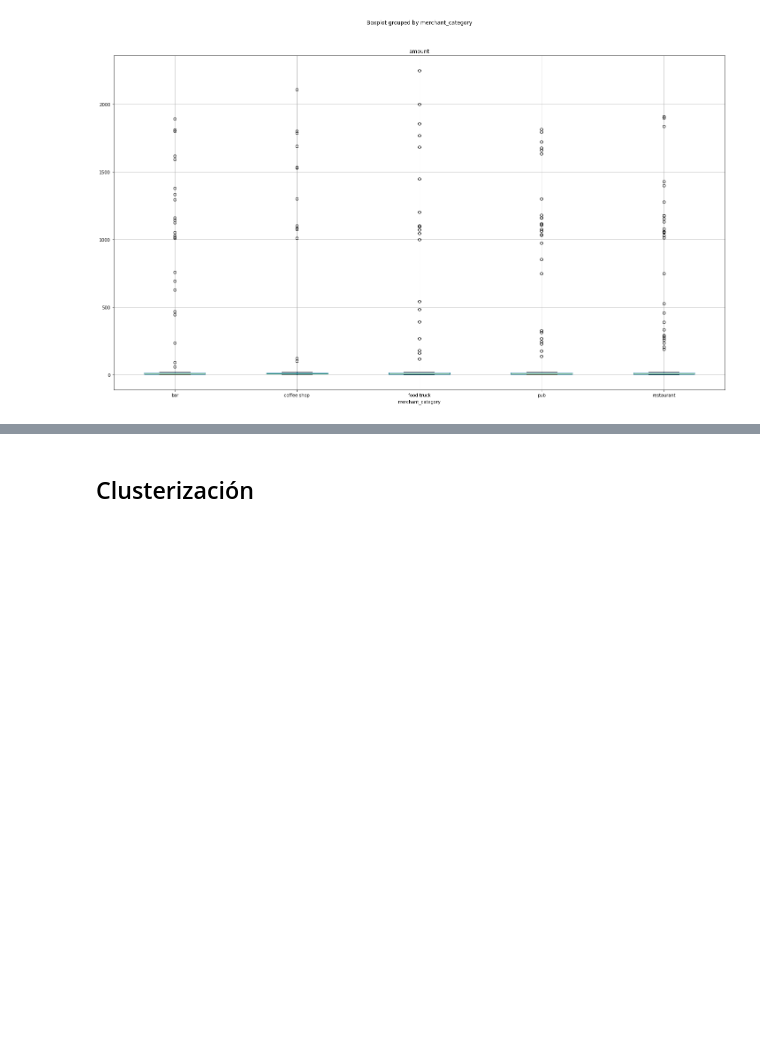
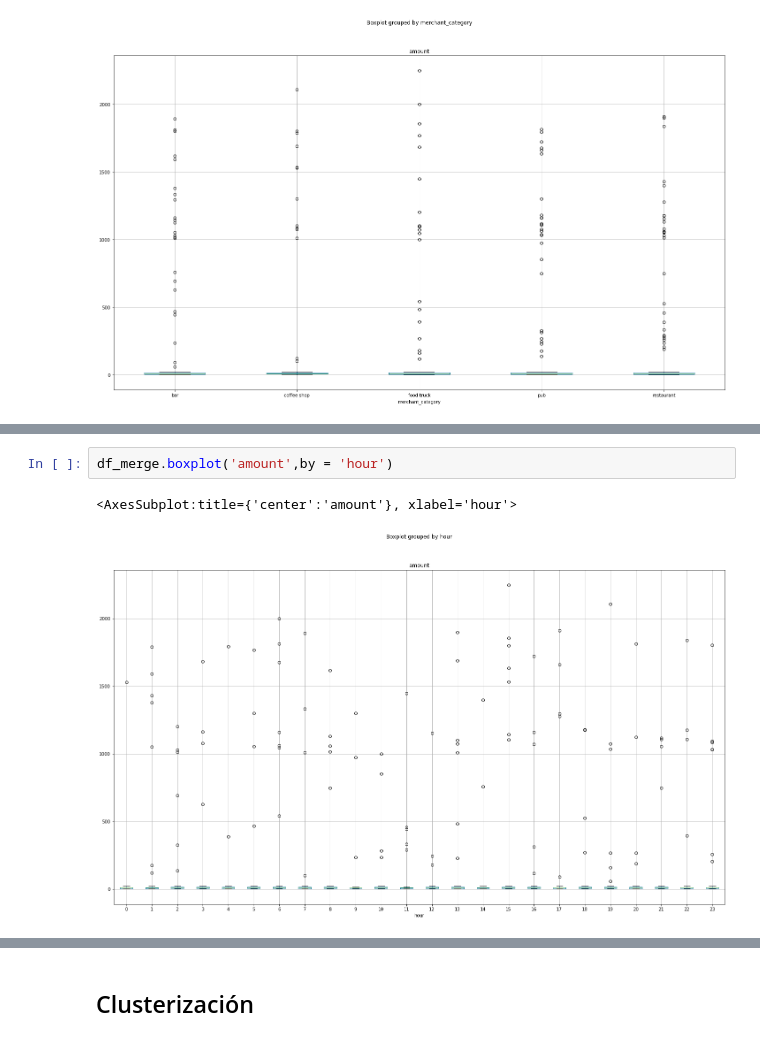
Before and after one commit to davidignacioam/practical_test_sura, a Jupyter notebook: Parte I - Prueba Técnica.ipynb, the cells around one changed output, grey strips where cells are left out. Drawn from its saved outputs; the diff is of its cells as text; blank space fills up the shorter version.

```diff
--- a/Parte I - Prueba Técnica.ipynb
+++ b/Parte I - Prueba Técnica.ipynb
@@ -311,0 +331,5 @@ df_merge.boxplot('amount',by = 'merchant_category')
+# %%
+df_merge.boxplot('amount',by = 'hour')
+# %% [output]
+<AxesSubplot:title={'center':'amount'}, xlabel='hour'>
+[figure, added]
```
Also changed, not shown: parts of 27 cells of this notebook, 2 other files.
